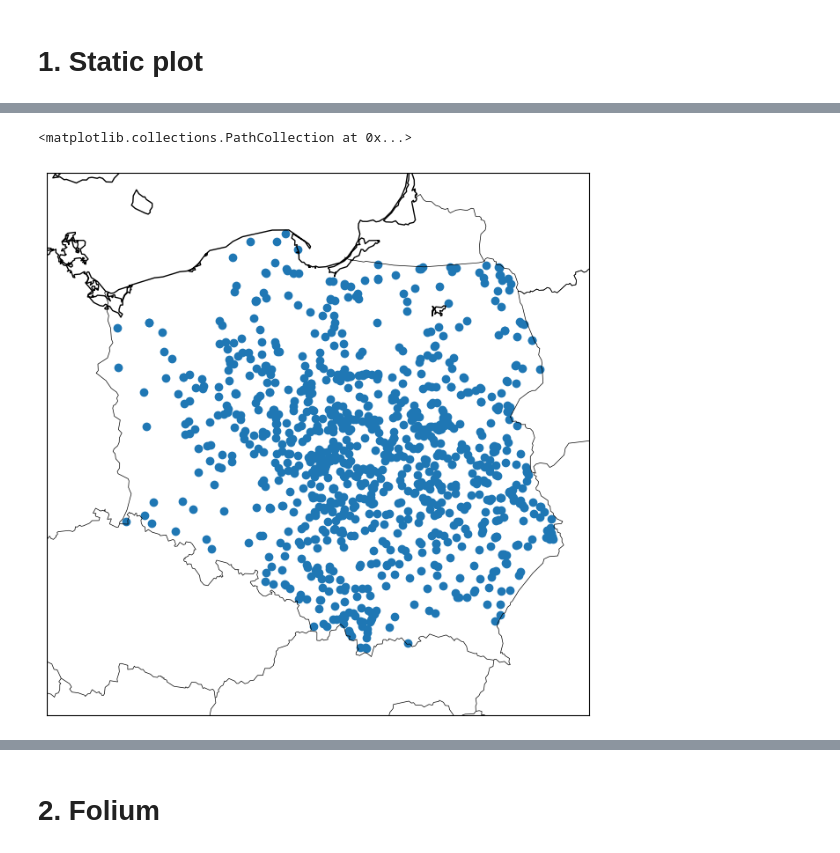
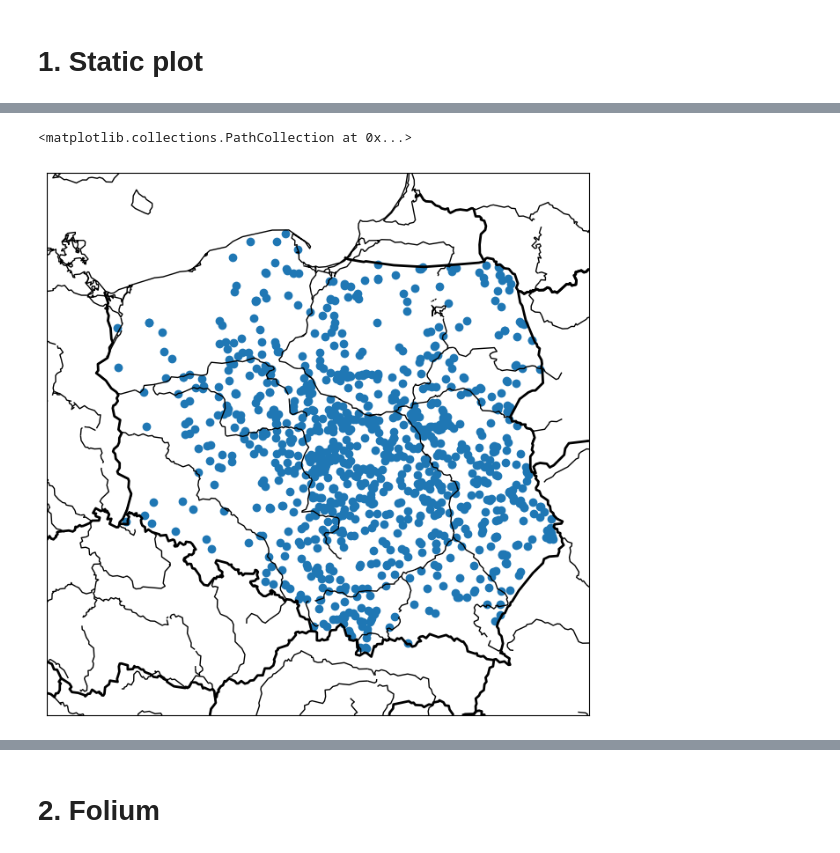
Before and after one commit to KosAqH/Cities-Visualization, a Jupyter notebook: test.ipynb, the cells around one changed output, grey strips where cells are left out. Cells and saved outputs as stored; diff of their text form; code cells hidden in the pictures.

```diff
--- a/test.ipynb
+++ b/test.ipynb
@@ -368,23 +352,24 @@ df.head(100)
 # %%
 fig = plt.figure(figsize=(8, 8))
 m = Basemap(projection="lcc", resolution='i',
             width=8e5, height=8e5,
             lat_0=52, lon_0=19,
             )
 
 m.drawcoastlines(linewidth = 1)
-m.drawcountries()
+m.drawcountries(linewidth = 2)
+m.drawrivers(linewidth = 1)
 
 # m.etopo(scale=0.5, alpha=0.5)
 
 # Map (long, lat) to (x, y) for plotting
 x, y = m(
     df["dd_lon"].values[:1000].tolist(),
     df["dd_lat"].values[:1000].tolist()
 )
 # plt.plot(x, y, 'ok', markersize=5)
 
 m.scatter(x, y)
 # %% [output]
 <matplotlib.collections.PathCollection at 0x...>
-[figure, old version]
+[figure, new version]
```
Also changed, not shown: parts of 6 cells of this notebook.
